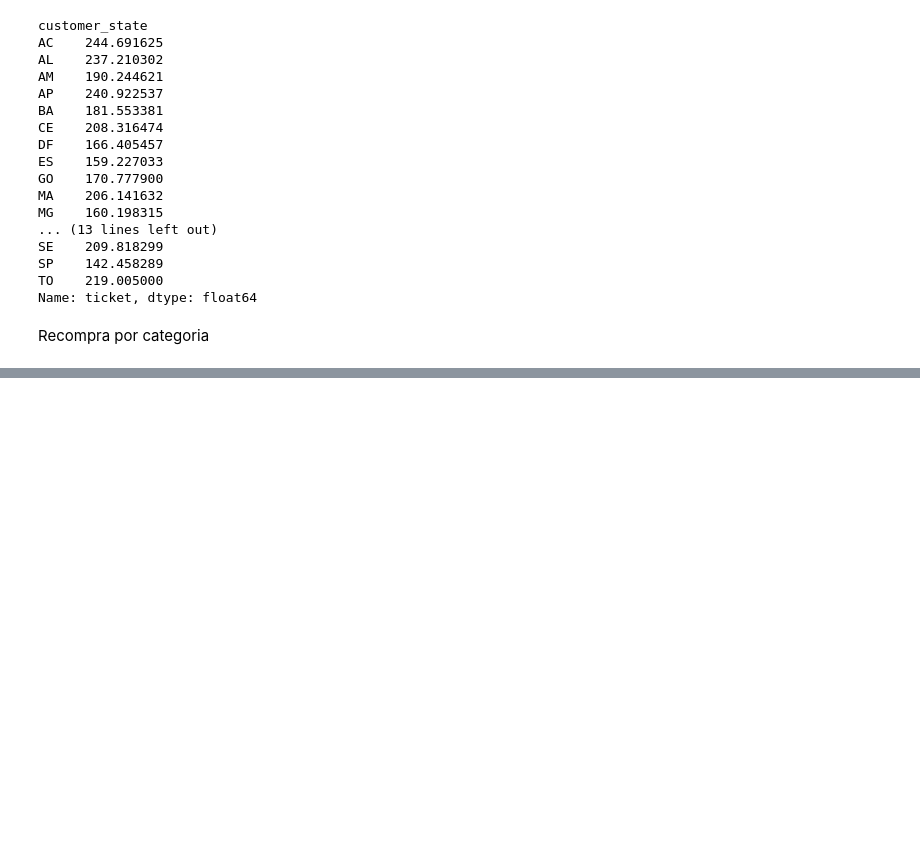
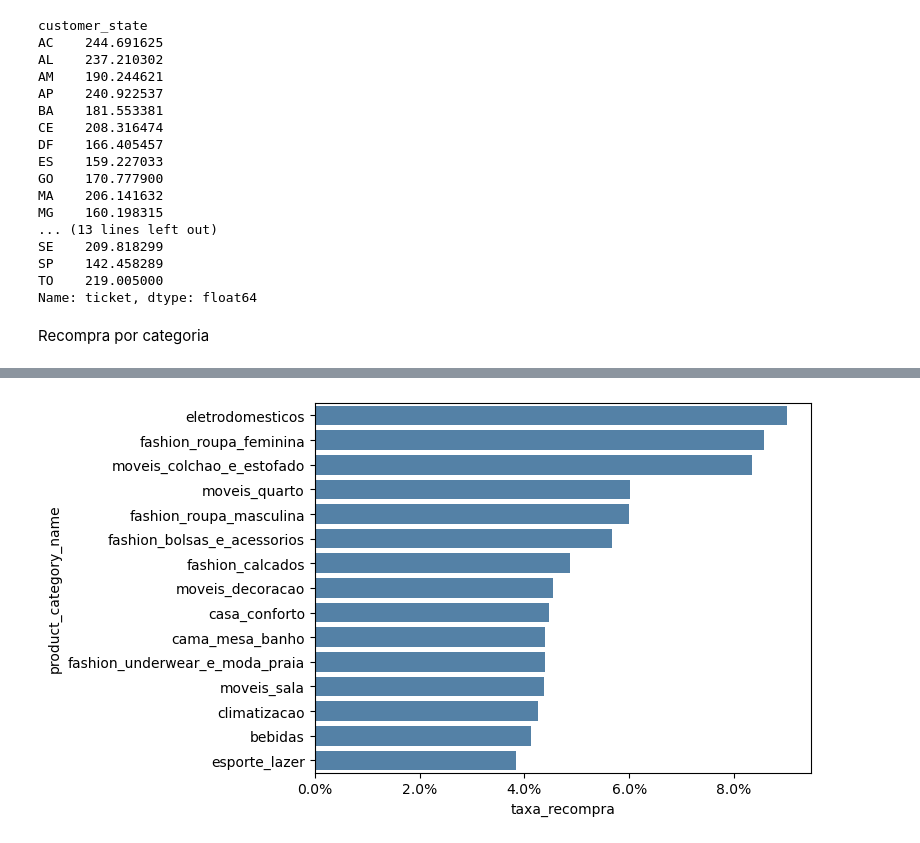
Before and after one commit to lsales7/ml-project, a Jupyter notebook: notebooks/eda.ipynb, the cells around one changed output, grey strips where cells are left out. Saved outputs shown, nothing was run; the diff lists cells and outputs as text; code cells hidden in the pictures; blank space fills up the shorter version.

```diff
--- a/notebooks/eda.ipynb
+++ b/notebooks/eda.ipynb
@@ -143,3 +146,11 @@ resumo
 | telefonia_fixa | 0.028986 | 207 |
 | utilidades_domesticas | 0.026899 | 5502 |
 73 rows × 2 columns
+# %%
+# ranking filtrado
+
+top_categorias = resumo[resumo['qtd_clientes'] >= 30].sort_values('taxa_recompra', ascending=False).head(15).reset_index()
+ax = sns.barplot(data=top_categorias, y='product_category_name', x='taxa_recompra', color='steelblue')
+ax.xaxis.set_major_formatter(mticker.PercentFormatter(xmax=1))
+# %% [output]
+[figure, added]
```
Also changed, not shown: parts of 10 cells of this notebook.
